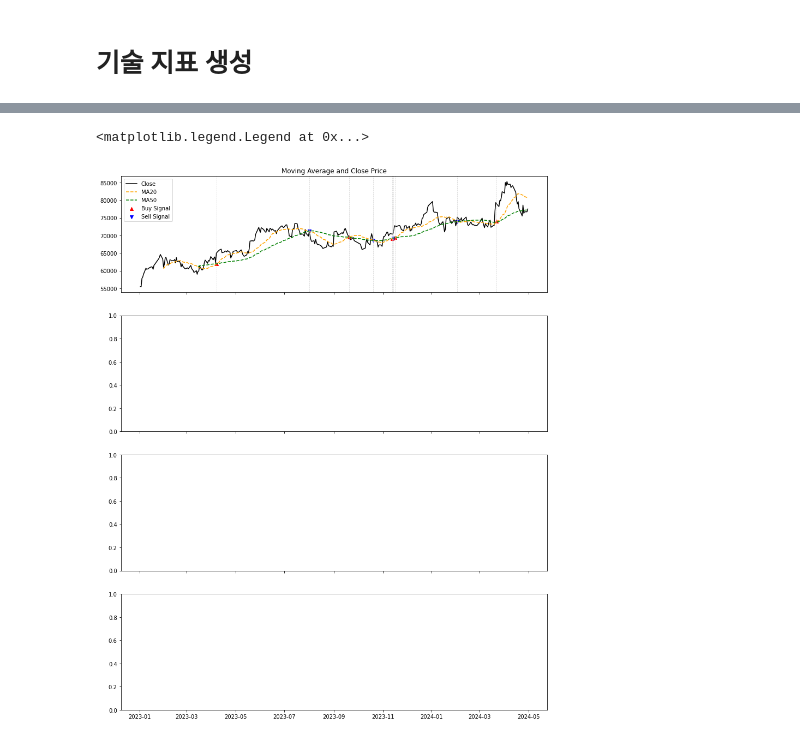
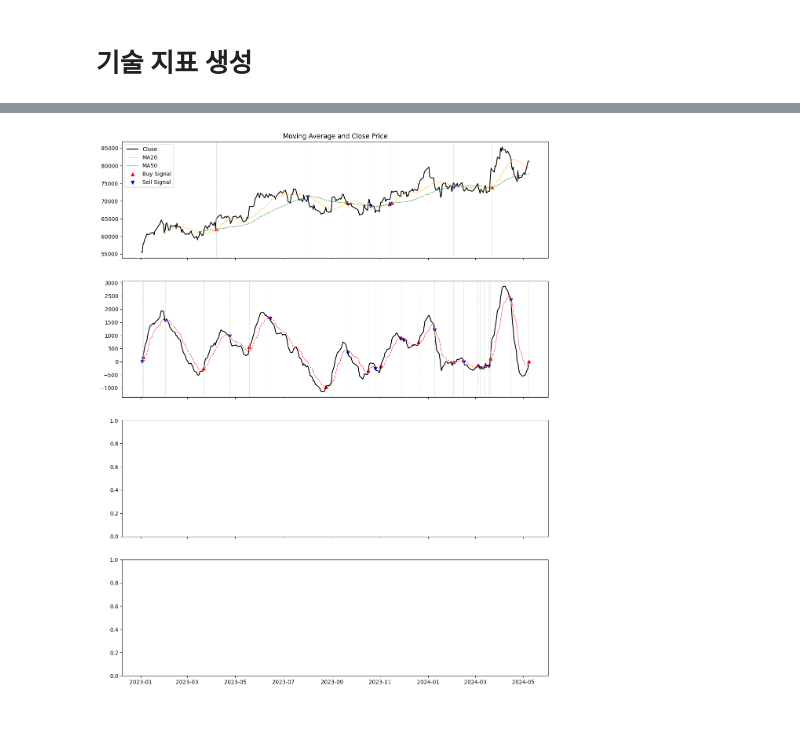
Before and after one commit to iop2000win/Stock_Analysis, a Jupyter notebook: Stock_Analysis.ipynb, the cells around one changed output, grey strips where cells are left out. Drawn from its saved outputs; the diff is of its cells as text; code cells hidden in the pictures.

```diff
--- a/Stock_Analysis.ipynb
+++ b/Stock_Analysis.ipynb
@@ -198,19 +198,24 @@ DatetimeIndex(['2023-04-07', '2023-08-01', '2023-09-20', '2023-10-20',
 # %%
-fig, axes = plt.subplots(nrows = 4, ncols =1, figsize = (14, 18), sharex = True)
+fig, axes = plt.subplots(nrows = 4, ncols =1, figsize = (14, 18), sharex = True, dpi = 100)
 
+# Moving Average
 axes[0].plot(df.index, df['Close'], label = 'Close', color = 'black')
-axes[0].plot(df.index, df['ma_20'], label = 'MA20', color = 'orange', linestyle = '--')
-axes[0].plot(df.index, df['ma_50'], label = 'MA50', color = 'green', linestyle = '--')
+axes[0].plot(df.index, df['ma_20'], label = 'MA20', color = 'orange', linestyle = '--', linewidth = 0.8)
+axes[0].plot(df.index, df['ma_50'], label = 'MA50', color = 'green', linestyle = '--', linewidth = 0.8)
 axes[0].scatter(df.index, df['buy_signal_ma'], color = 'red', label = 'Buy Signal', marker = '^')
 axes[0].scatter(df.index, df['sell_signal_ma'], color = 'blue', label = 'Sell Signal', marker = 'v')
 for idx in df.iloc[np.where(df['buy_signal_ma'].notnull() | df['sell_signal_ma'].notnull())[0]].index:
     axes[0].axvline(idx, color = 'lightgray', linestyle = 'dashed', linewidth = 0.7)
 
 axes[0].set_title('Moving Average and Close Price')
 axes[0].legend(loc = 'upper left')
 
-
-axes[1].plot(df.index, df)
+# MACD - (y = 0) 라인 그려주기
+axes[1].plot(df.index, df['macd'], label = 'MACD', color = 'black')
+axes[1].plot(df.index, df['signal_line'], label = 'Signal_Line', color = 'red', linestyle = '--', linewidth = 0.8)
+axes[1].scatter(df.index, df['buy_signal_macd'], color = 'red', label = 'Buy Signal', marker = '^')
+axes[1].scatter(df.index, df['sell_signal_macd'], color = 'blue', label = 'Sell Signal', marker = 'v')
+for idx in df.iloc[np.where(df['buy_signal_macd'].notnull() | df['sell_signal_macd'].notnull())[0]].index:
+    axes[1].axvline(idx, color = 'lightgray', linestyle = 'dashed', linewidth = 0.7)
 # %% [output]
-<matplotlib.legend.Legend at 0x...>
-[figure, old version]
+[figure, new version]
```
Also changed, not shown: parts of 5 cells of this notebook.
